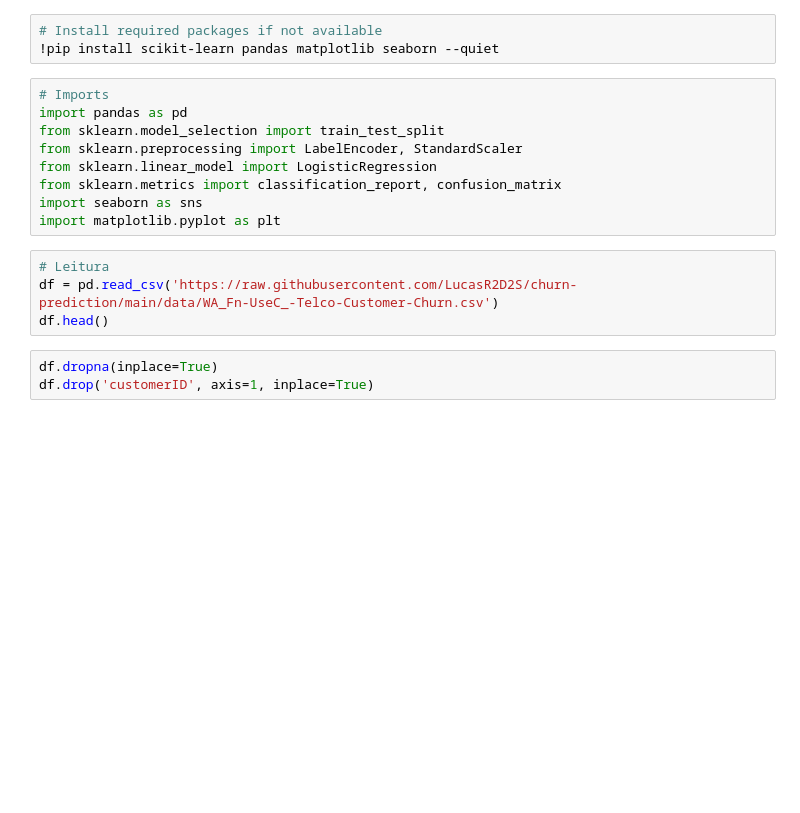
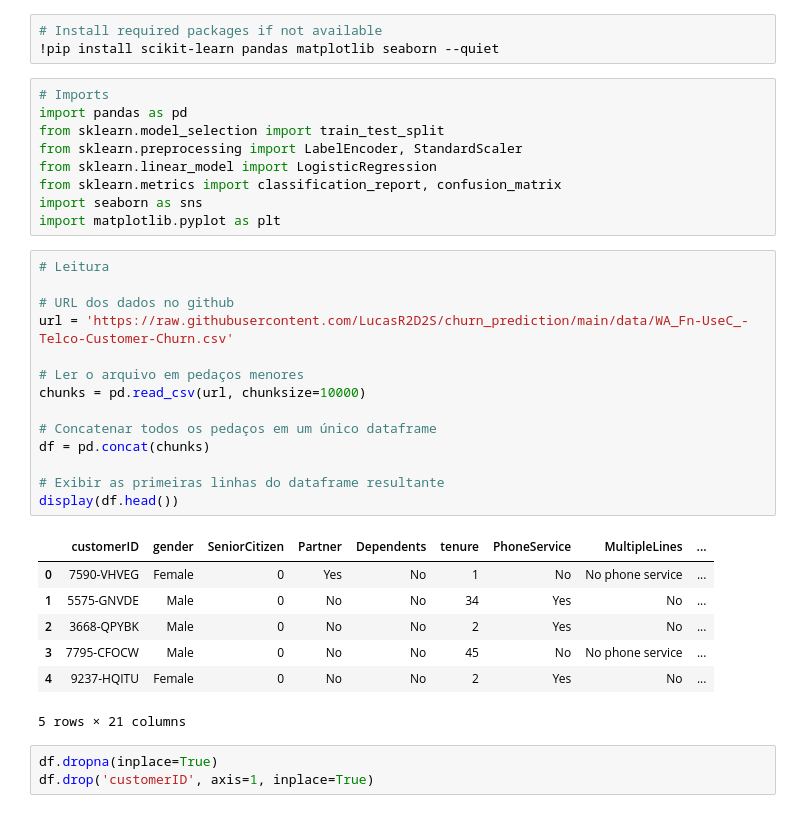
Before and after one commit to LucasR2D2S/churn_prediction, a Jupyter notebook: notebooks/churn_prediction.ipynb, the cells around one changed output. Saved outputs shown, nothing was run; the diff lists cells and outputs as text; blank space fills up the shorter version.

```diff
--- a/notebooks/churn_prediction.ipynb
+++ b/notebooks/churn_prediction.ipynb
@@ -15,10 +17,28 @@ from sklearn.linear_model import LogisticRegression
 from sklearn.metrics import classification_report, confusion_matrix
 import seaborn as sns
 import matplotlib.pyplot as plt
-# %%
-# Leitura
-df = pd.read_csv('https://raw.githubusercontent.com/LucasR2D2S/churn-prediction/main/data/WA_Fn-UseC_-Telco-Customer-Churn.csv')
-df.head()
+# %%
+# Leitura
+
+# URL dos dados no github
+url = 'https://raw.githubusercontent.com/LucasR2D2S/churn_prediction/main/data/WA_Fn-UseC_-Telco-Customer-Churn.csv'
+
+# Ler o arquivo em pedaços menores
+chunks = pd.read_csv(url, chunksize=10000)
+
+# Concatenar todos os pedaços em um único dataframe
+df = pd.concat(chunks)
+
+# Exibir as primeiras linhas do dataframe resultante
+display(df.head())
+# %% [output]
+|  | customerID | gender | SeniorCitizen | Partner | Dependents | tenure | PhoneService | MultipleLines | ... |
+| 0 | 7590-VHVEG | Female | 0 | Yes | No | 1 | No | No phone service | ... |
+| 1 | 5575-GNVDE | Male | 0 | No | No | 34 | Yes | No | ... |
+| 2 | 3668-QPYBK | Male | 0 | No | No | 2 | Yes | No | ... |
+| 3 | 7795-CFOCW | Male | 0 | No | No | 45 | No | No phone service | ... |
+| 4 | 9237-HQITU | Female | 0 | No | No | 2 | Yes | No | ... |
+5 rows × 21 columns
 # %%
 df.dropna(inplace=True)
 df.drop('customerID', axis=1, inplace=True)
```
Also changed, not shown: parts of 4 cells of this notebook.
